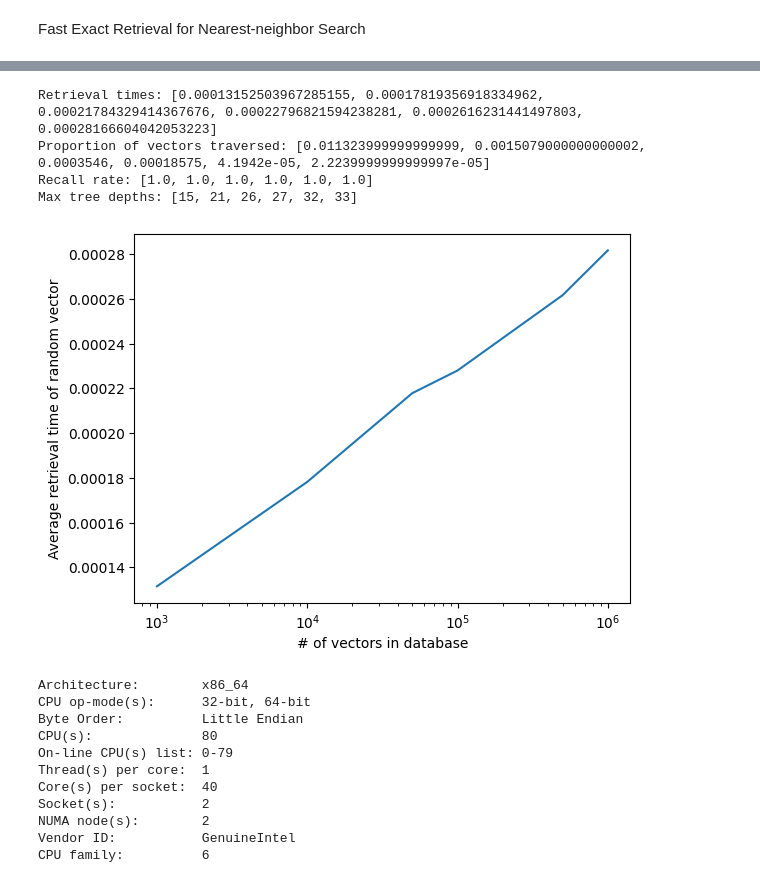
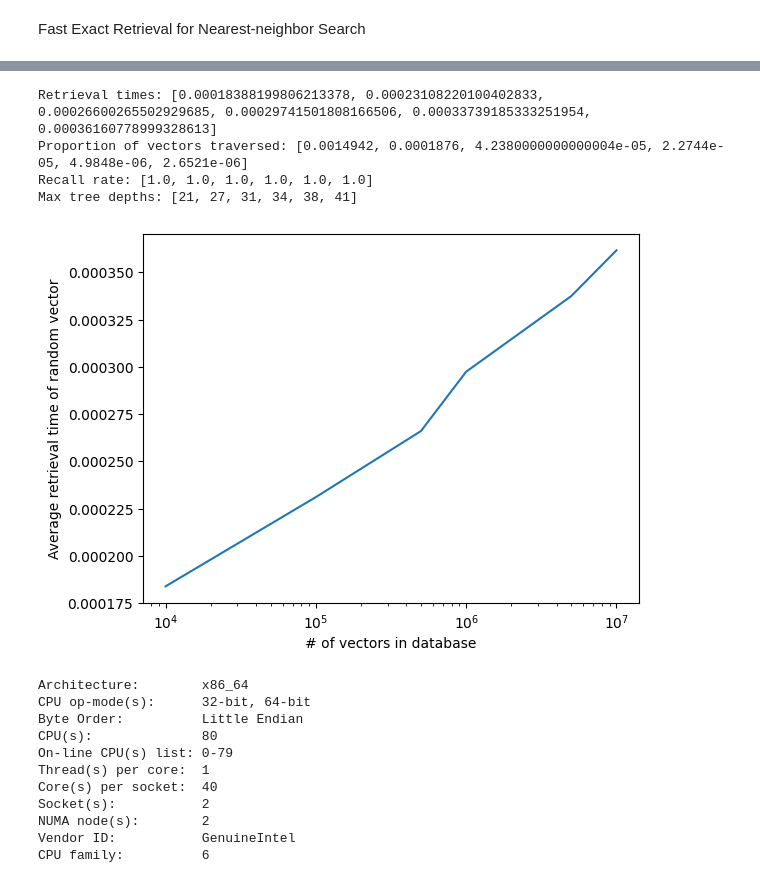
Before and after one commit to RichardZhu123/ferns, a Jupyter notebook: experiments.ipynb, the cells around one changed output, grey strips where cells are left out. Drawn from its saved outputs; the diff is of its cells as text; code cells hidden in the pictures.

Commit message:
Experiments up to 10M vectors

```diff
--- a/experiments.ipynb
+++ b/experiments.ipynb
@@ -137,7 +137,7 @@ import numpy as np
 
 # create a list of num_vectors
 num_vectors = [1, 10, 50, 100, 500, 1000]
-num_vectors = [1000*e for e in num_vectors]
+num_vectors = [10_000*e for e in num_vectors]
 
 dim = 128
 
@@ -178,37 +178,37 @@ for num_vector in num_vectors:
         vector, num_visited = tree.retrieve_nearest(query)
         end_time = time.time()
         # if not np.array_equal(np.array(vector), np.array(selected_vector)):
         #     print("Error")
         retrieval_time = end_time - start_time
         retrieval_times_for_selected_vector.append(retrieval_time)
         num_visited_for_selected_vector.append(num_visited)
         recall_for_selected_vector.append(np.array_equal(np.array(vector), np.array(query)))
 
 
     retrieval_times.append(sum(retrieval_times_for_selected_vector) / len(retrieval_times_for_selected_vector))
     proportion_traversed.append(sum(num_visited_for_selected_vector) / len(num_visited_for_selected_vector) / num_vector)
     recalls.append(sum(recall_for_selected_vector) / len(recall_for_selected_vector))
     max_tree_depths.append(tree.max_depth)
 
 print("Retrieval times:", retrieval_times)
 print("Proportion of vectors traversed:", proportion_traversed)
 print("Recall rate:", recalls)
 print("Max tree depths:", max_tree_depths)
 # plot the average retrieval times for this num_vector
 plt.plot(num_vectors, retrieval_times, label=str(num_vector))
 
 # set the x-axis label and legend
 plt.xlabel('# of vectors in database')
 plt.ylabel('Average retrieval time of random vector')
 # plt.legend(title='Number of vectors')
 plt.xscale('log')
 plt.show()
 # %% [output]
-Retrieval times: [0.00013152503967285155, 0.00017819356918334962, 0.00021784329414367676, 0.00022796821594238281, 0.0002616231441497803, 0.00028166604042053223]
-Proportion of vectors traversed: [0.011323999999999999, 0.0015079000000000002, 0.0003546, 0.00018575, 4.1942e-05, 2.2239999999999997e-05]
+Retrieval times: [0.00018388199806213378, 0.00023108220100402833, 0.00026600265502929685, 0.00029741501808166506, 0.00033739185333251954, 0.00036160778999328613]
+Proportion of vectors traversed: [0.0014942, 0.0001876, 4.2380000000000004e-05, 2.2744e-05, 4.9848e-06, 2.6521e-06]
 Recall rate: [1.0, 1.0, 1.0, 1.0, 1.0, 1.0]
-Max tree depths: [15, 21, 26, 27, 32, 33]
+Max tree depths: [21, 27, 31, 34, 38, 41]
-[figure, old version]
+[figure, new version]
 # %%
 !lscpu
 # %% [output]
```
Also changed, not shown: parts of 1 cell of this notebook.
